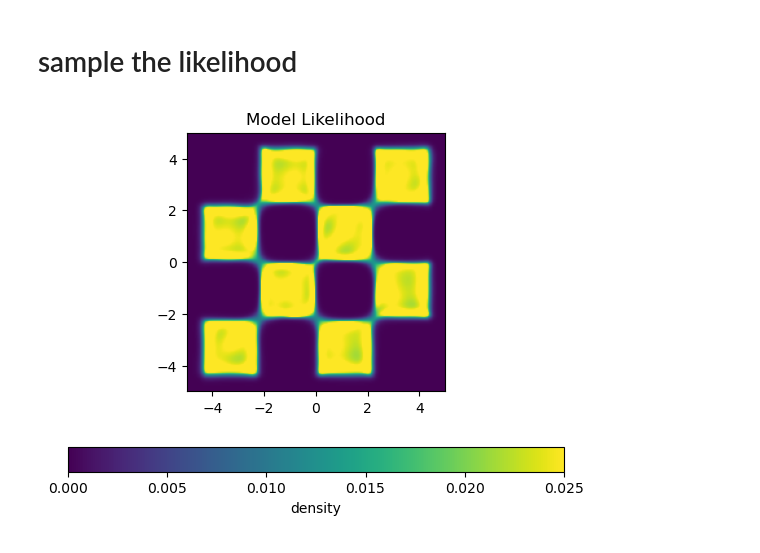
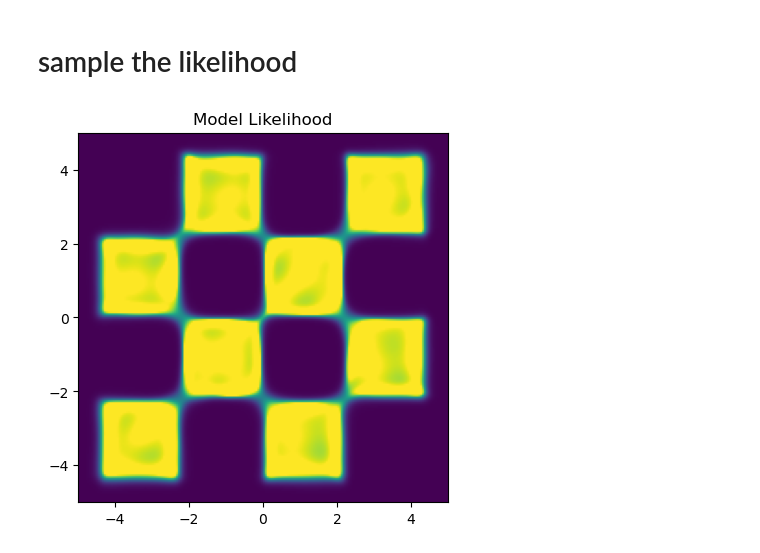
Before and after one commit to aurelio-amerio/gen-sbi, a Jupyter notebook: examples/flow_matching_2d_unconditional.ipynb, the cells around one changed output. Cells and saved outputs as stored; diff of their text form; code cells hidden in the pictures.

```diff
--- a/examples/flow_matching_2d_unconditional.ipynb
+++ b/examples/flow_matching_2d_unconditional.ipynb
@@ -31,7 +31,7 @@ import time
 import diffrax
 # %%
 import orbax.checkpoint as ocp
-checkpoint_dir = "/lhome/ific/a/aamerio/github/cfm-jax/examples/checkpoints/flow_matching_2d_example"
+checkpoint_dir = "/lhome/ific/a/aamerio/github/GenSBI/examples/checkpoints/flow_matching_2d_example"
 
 import os
 os.makedirs(checkpoint_dir, exist_ok=True)
@@ -462,26 +463,27 @@ exact_log_p = sampler(x_1)
 # %%
 likelihood = np.array(jnp.exp(exact_log_p[-1,:]).reshape(grid_size, grid_size))
 
 
 # cmin = 0.0
 # cmax = 1/32 # 1/32 is the gt likelihood value
 cmin = 0
 cmax = 1/40
 
 norm = cm.colors.Normalize(vmax=cmax, vmin=cmin)
 
 # Create the figure and axis objects explicitly
 fig, ax = plt.subplots()
 
 likelihood = np.array(jnp.exp(exact_log_p[-1,:]).reshape(grid_size, grid_size))
 
 norm = cm.colors.Normalize(vmax=cmax, vmin=cmin)
 
 im = ax.imshow(likelihood, extent=(-5, 5, -5, 5), origin='lower', cmap='viridis', norm=norm)
 ax.set_title('Model Likelihood')
 
 # Use the current figure/axis for the colorbar
-plt.colorbar(im, ax=ax, orientation='horizontal', label='density')
+# plt.colorbar(im, ax=ax, orientation='horizontal', label='density')
+plt.savefig("flow_matching_2d_unconditional_likelihood.png", dpi=300, bbox_inches='tight')
 plt.show()
 # %% [output]
-[figure, old version]
+[figure, new version]
```
Also changed, not shown: parts of 5 cells of this notebook, 7 other files.
